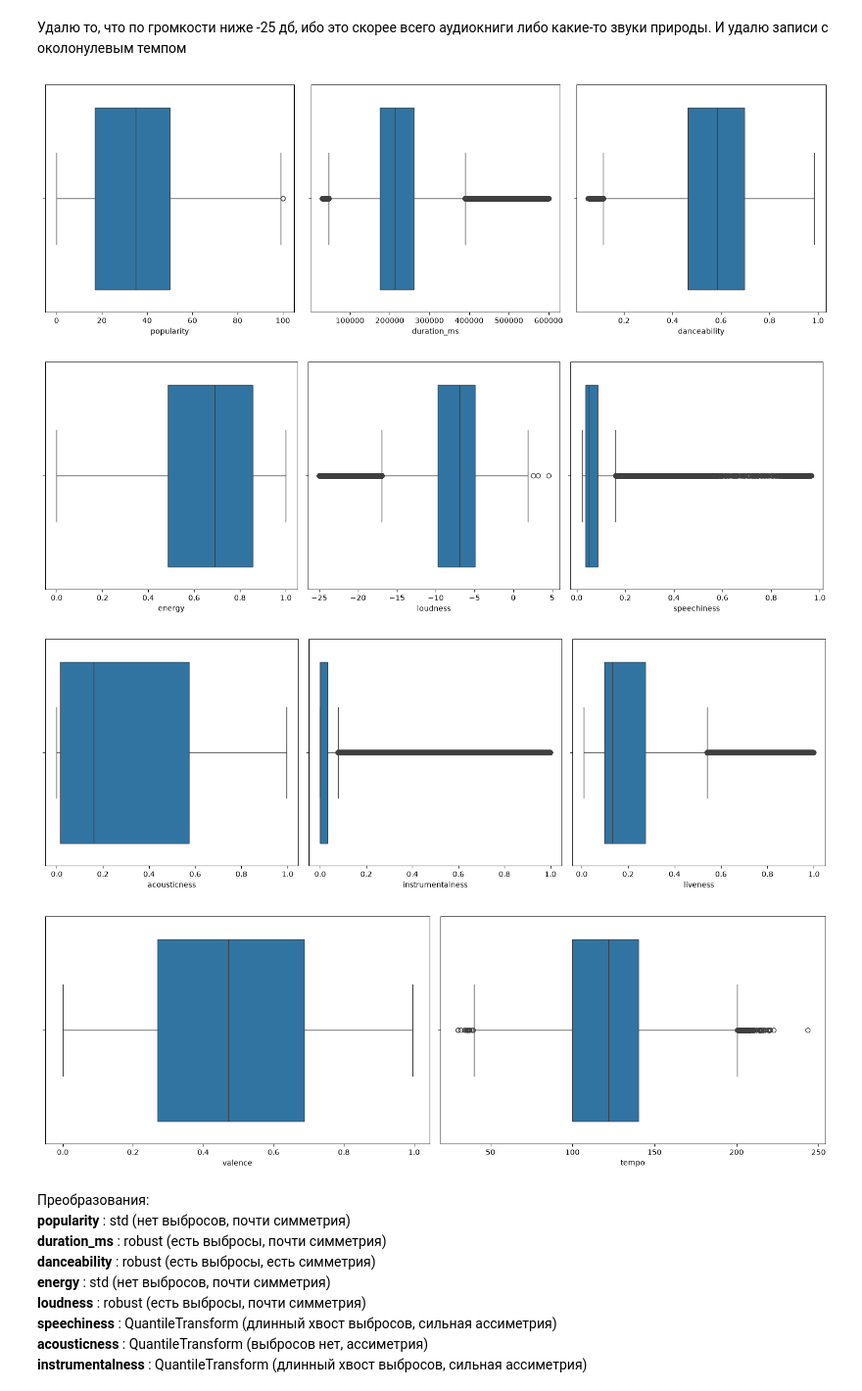
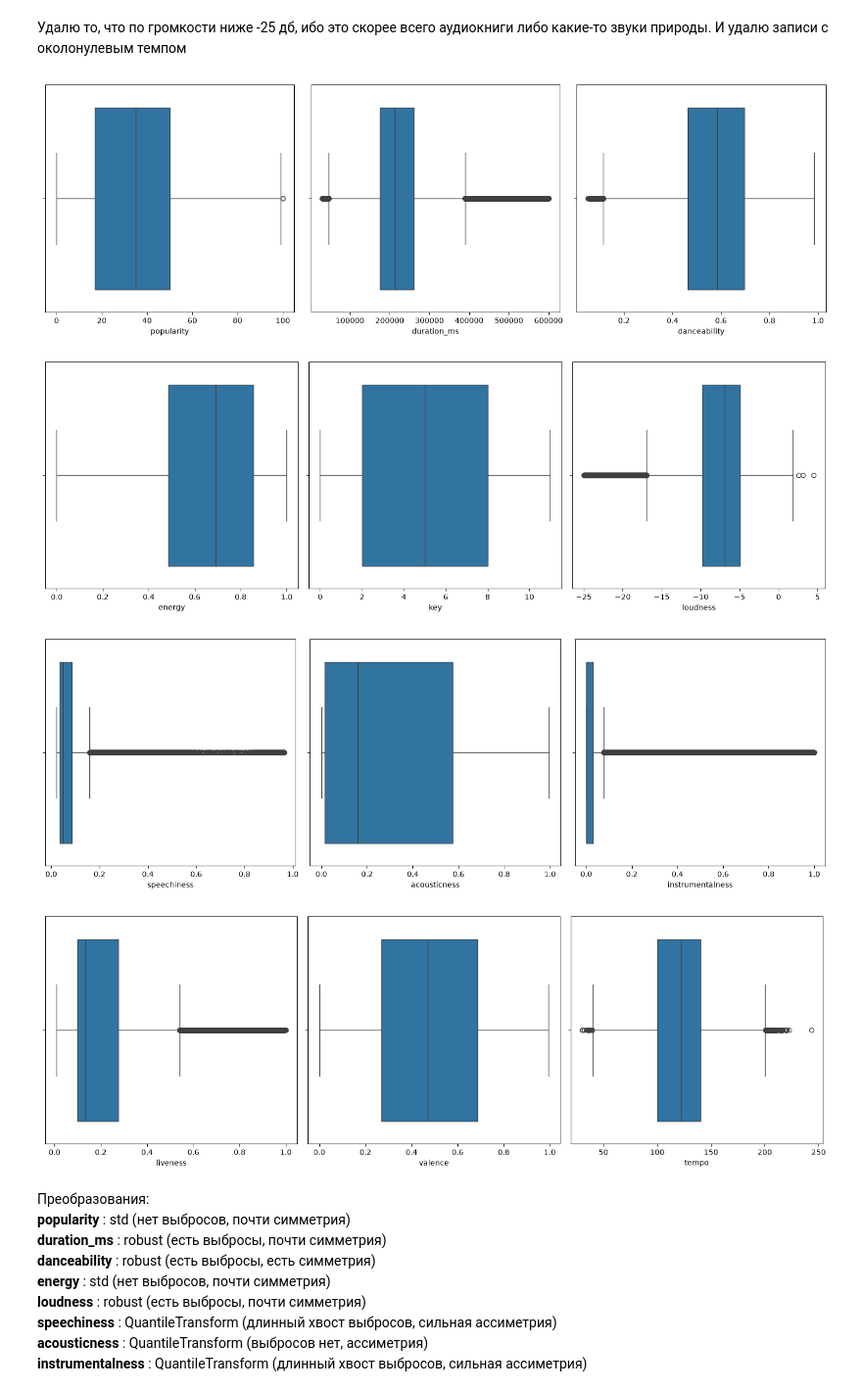
Before and after one commit to cardinaler/spotify-tracks-knn-recommender, a Jupyter notebook: notebooks/spotify_data_eda.ipynb, the cells around one changed output. Shown at 98% size. Cells and saved outputs as stored; diff of their text form; code cells hidden in the pictures.

```diff
--- a/notebooks/spotify_data_eda.ipynb
+++ b/notebooks/spotify_data_eda.ipynb
@@ -48,6 +48,7 @@ None
 Попробую сначала обучить данные без признака track_genre, ибо они категориальные с кучей уникальных значений. К тому же мне почему-то кажется, что схожесть по жанрам можно определять пользуясь лишь аудио характеристиками, без связи слов
 # %%
 df = df.drop(columns=['Unnamed: 0', 'track_id', 'artists', 'album_name', 'track_name', 'track_genre'])
+df['explicit'] = df['explicit'].astype(int)
 # %%
 # Матрица корреляций
 corr_matrix = df.corr(numeric_only=True)
@@ -104,14 +98,0 @@ from sklearn.preprocessing import FunctionTransformer
-# %%
-def sin_transformer(period):
-    return FunctionTransformer(lambda x: np.sin(2 * np.pi * x / period))
-
-
-def cos_transformer(period):
-    return FunctionTransformer(lambda x: np.cos(2 * np.pi * x / period))
-
-key_sin = sin_transformer(12).fit_transform(df['key'])
-key_cos = cos_transformer(12).fit_transform(df['key'])
-
-df['key_sin'] = key_sin
-df['key_cos'] = key_cos
-df = df.drop(columns=['key'])
@@ -118,5 +101,5 @@ df = df.drop(columns=['key'])
 # %%
-excl = ['explicit', 'key_cos', 'key_sin', 'mode', 'time_signature']
+excl = ['explicit', 'key', 'mode', 'time_signature']
 numeric_columns = [k for k in df.columns if k not in excl]
 i = 0
 
@@ -144,25 +127,25 @@ df = df[(1000 * 30 < df['duration_ms']) & (df['duration_ms'] < 1000 * 60 * 10) ]
 df = df[df['loudness'] >= -25]
 df = df[df['tempo'] >= 1]
 # %%
-excl = ['explicit', 'key_cos', 'key_sin', 'mode', 'time_signature']
+excl = ['explicit', 'key', 'mode', 'time_signature']
 numeric_columns = [k for k in df.columns if k not in excl]
 i = 0
 
 while i < len(numeric_columns):
     tmp = len(numeric_columns) - i
     tmp = min(tmp, 3)
     fig, axes = plt.subplots(1, tmp, figsize=(15, 5))
     for j in range(tmp):
         sns.boxplot(data=df, x=df[numeric_columns[i + j]], ax=axes[j])
     i = i + tmp
 
     plt.tight_layout()
     plt.show()
 # %% [output]
 [figure]
-[figure, old version]
+[figure, new version]
-[figure, old version]
+[figure, new version]
-[figure, old version]
+[figure, new version]
 # %% [markdown]
 Преобразования: \
     **popularity** : std (нет выбросов, почти симметрия) \
```
Also changed, not shown: parts of 22 cells of this notebook.
